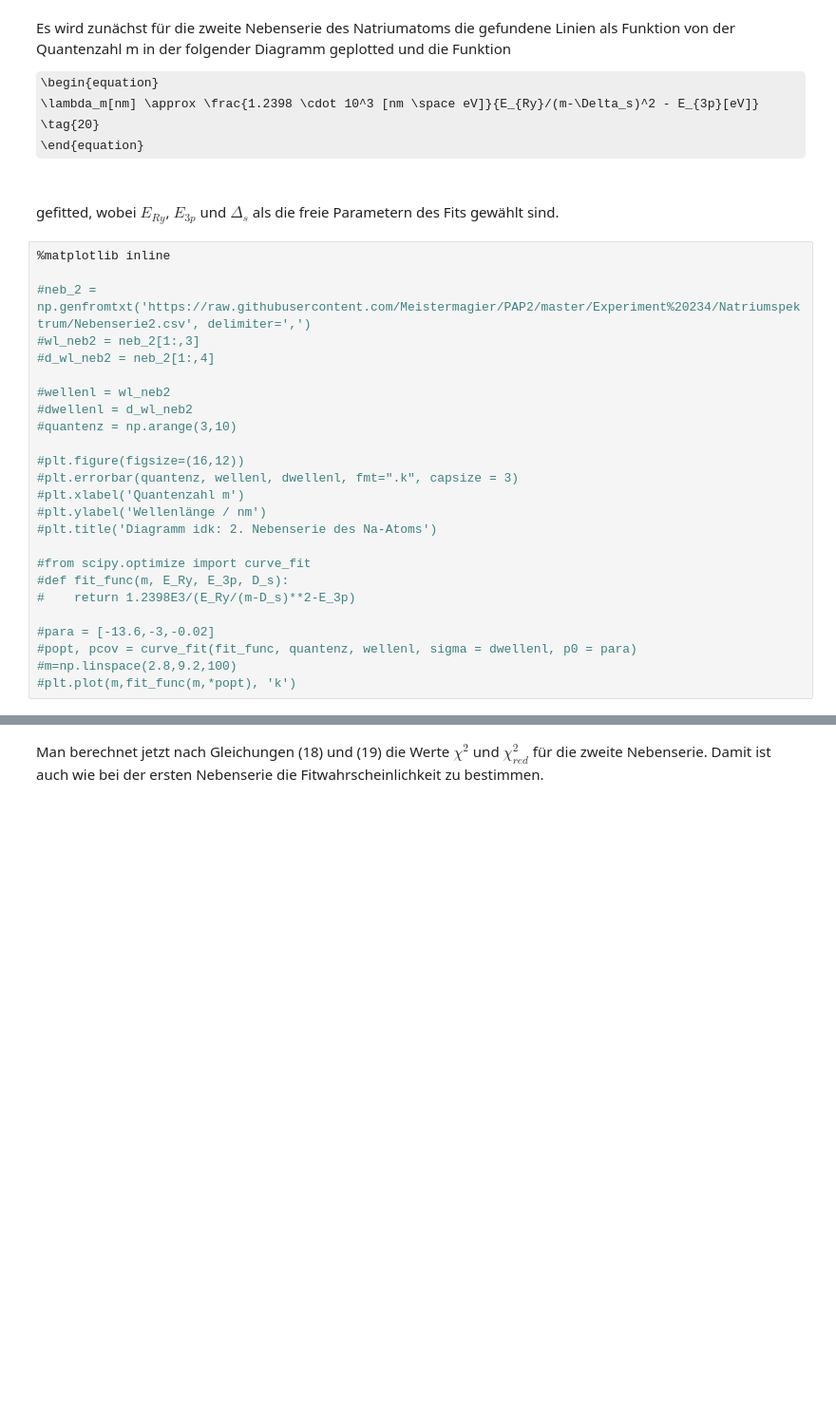
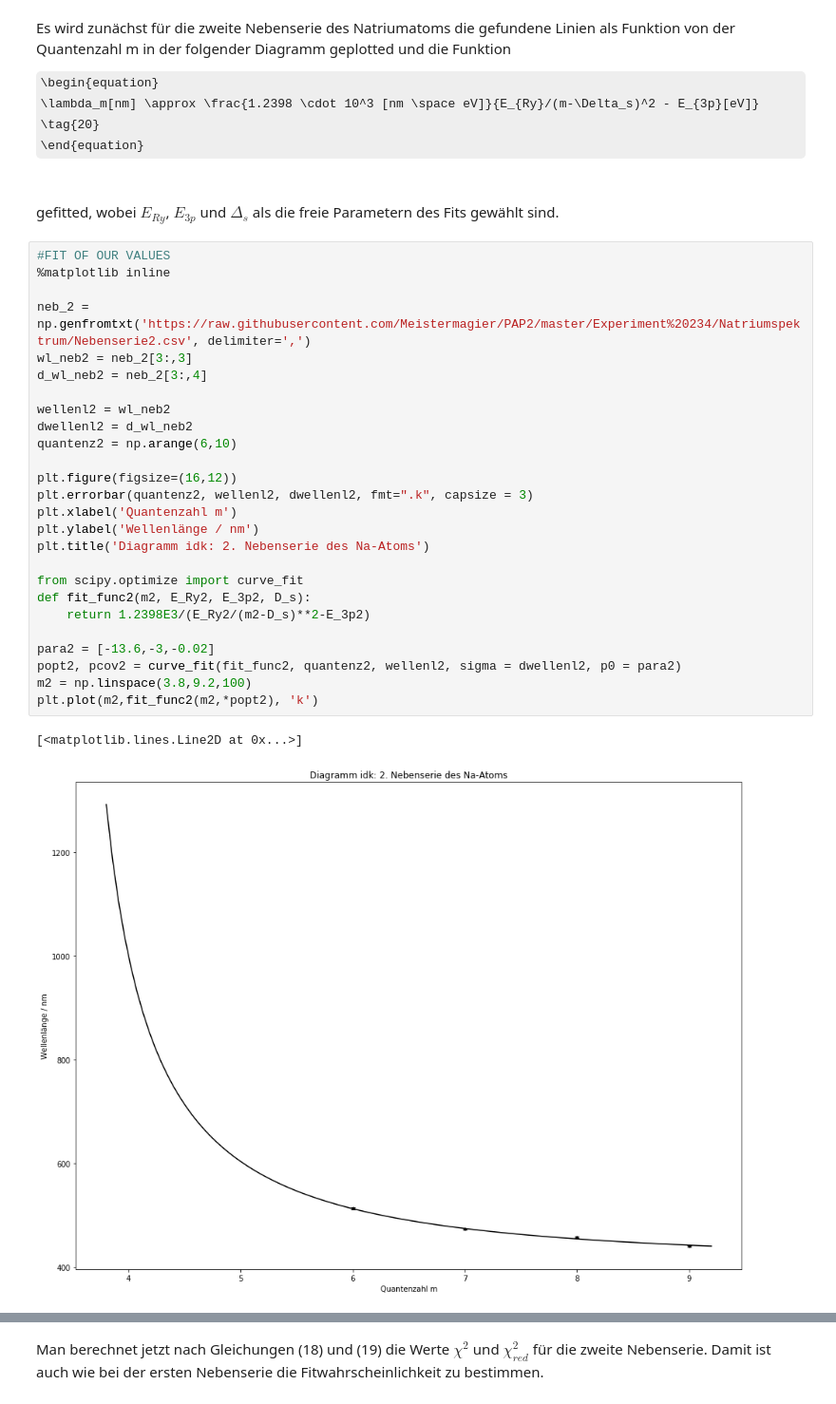
Before and after one commit to Meistermagier/PAP2, a Jupyter notebook: Experiment 234/Experiment_234.ipynb, the cells around one changed output, grey strips where cells are left out. Shown at 95% size. Saved outputs shown, nothing was run; the diff lists cells and outputs as text; some formulas as TeX source; blank space fills up the shorter version.

```diff
--- a/Experiment 234/Experiment_234.ipynb
+++ b/Experiment 234/Experiment_234.ipynb
@@ -574,29 +579,33 @@ Es wird zunächst für die zweite Nebenserie des Natriumatoms die gefundene Lini
 
 gefitted, wobei $E_{Ry}$, $E_{3p}$ und $\Delta_s$ als die freie Parametern des Fits gewählt sind.
 # %%
+#FIT OF OUR VALUES
 %matplotlib inline
 
-#neb_2 = np.genfromtxt('https://raw.githubusercontent.com/Meistermagier/PAP2/master/Experiment%20234/Natriumspektrum/Nebenserie2.csv', delimiter=',')
-#wl_neb2 = neb_2[1:,3]
-#d_wl_neb2 = neb_2[1:,4]
+neb_2 = np.genfromtxt('https://raw.githubusercontent.com/Meistermagier/PAP2/master/Experiment%20234/Natriumspektrum/Nebenserie2.csv', delimiter=',')
+wl_neb2 = neb_2[3:,3]
+d_wl_neb2 = neb_2[3:,4]
 
-#wellenl = wl_neb2
-#dwellenl = d_wl_neb2
-#quantenz = np.arange(3,10)
+wellenl2 = wl_neb2
+dwellenl2 = d_wl_neb2
+quantenz2 = np.arange(6,10)
 
-#plt.figure(figsize=(16,12))
-#plt.errorbar(quantenz, wellenl, dwellenl, fmt=".k", capsize = 3)
-#plt.xlabel('Quantenzahl m')
-#plt.ylabel('Wellenlänge / nm')
-#plt.title('Diagramm idk: 2. Nebenserie des Na-Atoms')
+plt.figure(figsize=(16,12))
+plt.errorbar(quantenz2, wellenl2, dwellenl2, fmt=".k", capsize = 3)
+plt.xlabel('Quantenzahl m')
+plt.ylabel('Wellenlänge / nm')
+plt.title('Diagramm idk: 2. Nebenserie des Na-Atoms')
 
-#from scipy.optimize import curve_fit
-#def fit_func(m, E_Ry, E_3p, D_s):
-#    return 1.2398E3/(E_Ry/(m-D_s)**2-E_3p)
+from scipy.optimize import curve_fit
+def fit_func2(m2, E_Ry2, E_3p2, D_s):
+    return 1.2398E3/(E_Ry2/(m2-D_s)**2-E_3p2)
 
-#para = [-13.6,-3,-0.02]
-#popt, pcov = curve_fit(fit_func, quantenz, wellenl, sigma = dwellenl, p0 = para)
-#m=np.linspace(2.8,9.2,100)
-#plt.plot(m,fit_func(m,*popt), 'k')
+para2 = [-13.6,-3,-0.02]
+popt2, pcov2 = curve_fit(fit_func2, quantenz2, wellenl2, sigma = dwellenl2, p0 = para2)
+m2 = np.linspace(3.8,9.2,100)
+plt.plot(m2,fit_func2(m2,*popt2), 'k')
+# %% [output]
+[<matplotlib.lines.Line2D at 0x...>]
+[figure, added]
 # %%
 #Fitergebnisse
```
Also changed, not shown: parts of 11 cells of this notebook.
